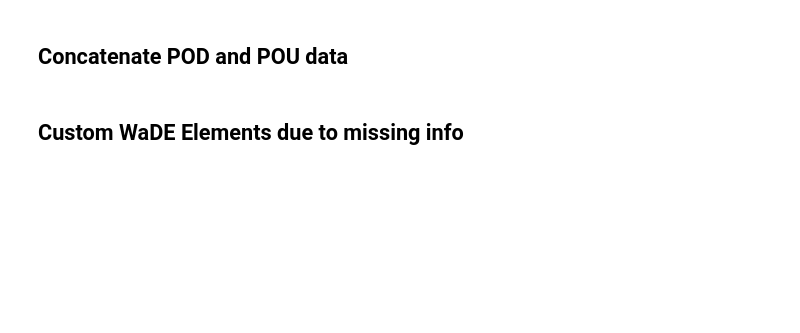
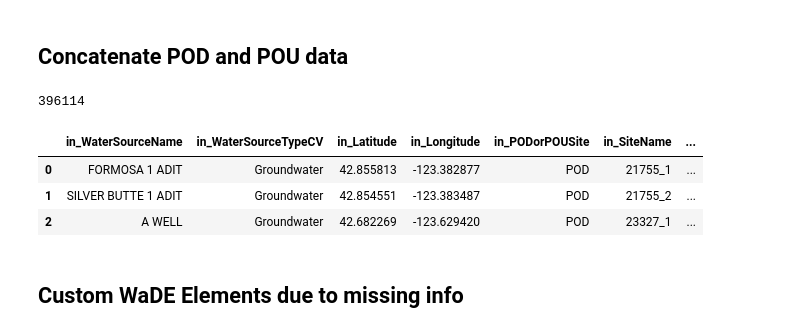
Before and after one commit to WSWCWaterDataExchange/MappingStatesDataToWaDE2.0, a Jupyter notebook: Oregon/WaterAllocation/0_PreProcessOregonAllocationData.ipynb, the cells around one changed output. Saved outputs shown, nothing was run; the diff lists cells and outputs as text; code cells hidden in the pictures; blank space fills up the shorter version.

```diff
--- a/Oregon/WaterAllocation/0_PreProcessOregonAllocationData.ipynb
+++ b/Oregon/WaterAllocation/0_PreProcessOregonAllocationData.ipynb
@@ -434,9 +375,15 @@ dfPOU
 # %%
 # Concatenate
 frames = [dfPOD, dfPOU]
-dfout = pd.concat(frames)
+dfout = pd.concat(frames).reset_index(drop=True)
 print(len(dfout))
 dfout.head(3)
+# %% [output]
+396114
+|  | in_WaterSourceName | in_WaterSourceTypeCV | in_Latitude | in_Longitude | in_PODorPOUSite | in_SiteName | ... |
+| 0 | FORMOSA 1 ADIT | Groundwater | 42.855813 | -123.382877 | POD | 21755_1 | ... |
+| 1 | SILVER BUTTE 1 ADIT | Groundwater | 42.854551 | -123.383487 | POD | 21755_2 | ... |
+| 2 | A WELL | Groundwater | 42.682269 | -123.629420 | POD | 23327_1 | ... |
 # %% [markdown]
 ## Custom WaDE Elements due to missing info
 # %%
```
Also changed, not shown: parts of 14 cells of this notebook, 42 other files.
